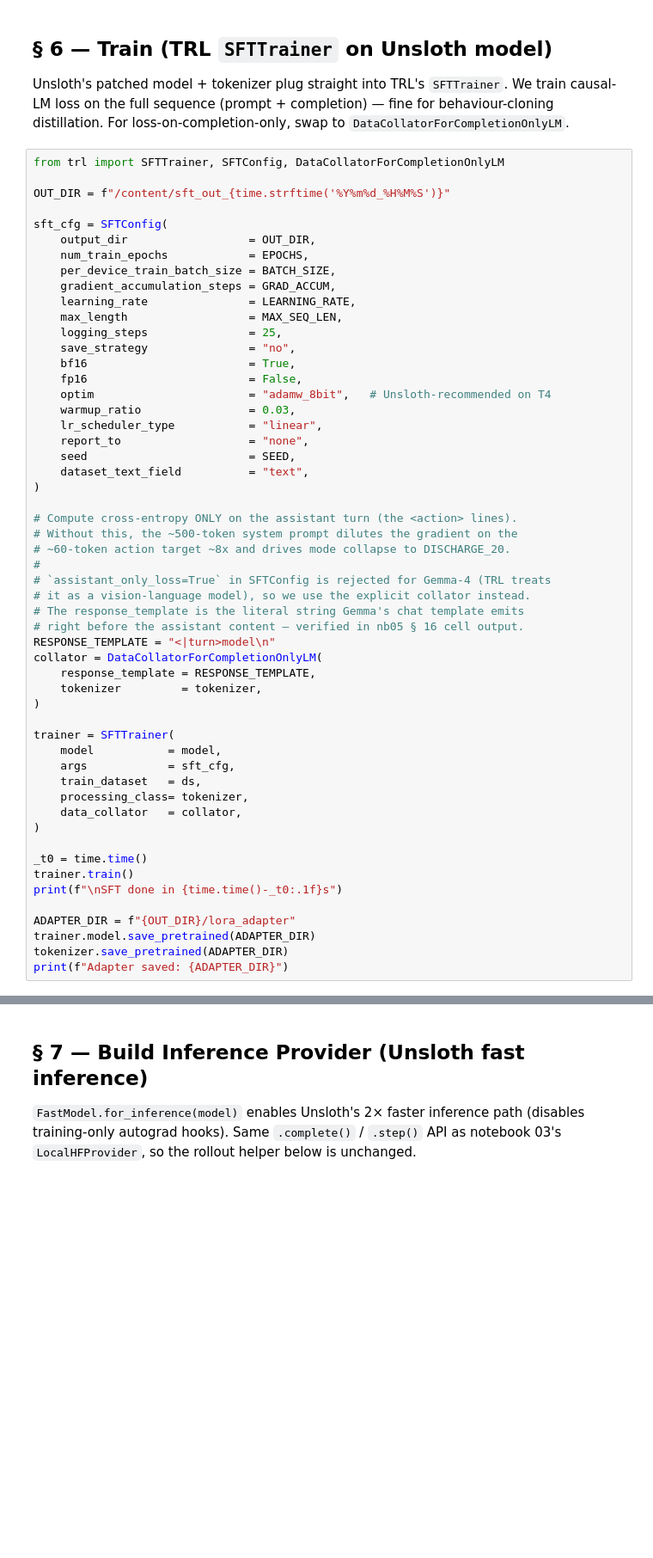
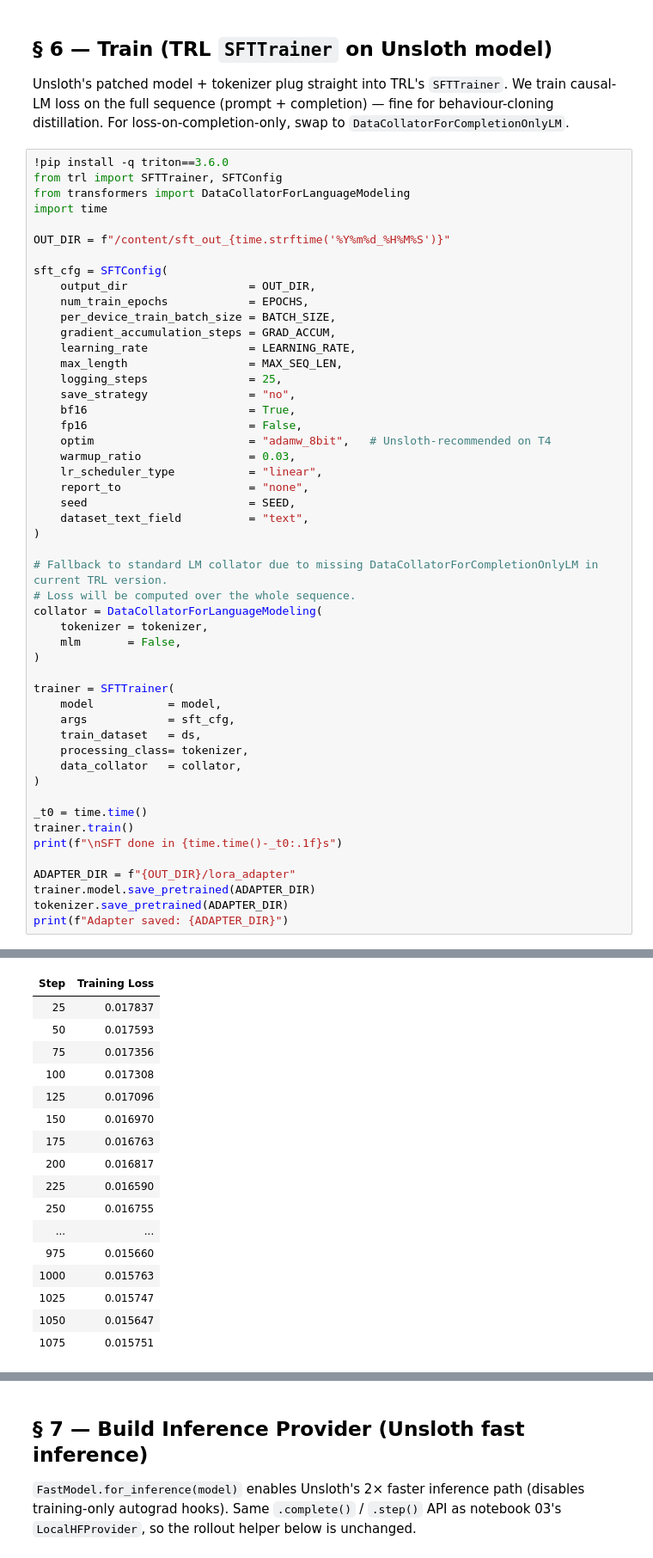
Before and after one commit to antonisbast/eclipse-thesis, a Jupyter notebook: notebooks/05_sft_gemma_colab.ipynb, the cells around one changed output, grey strips where cells are left out. Shown at 86% size. Drawn from its saved outputs; the diff is of its cells as text; blank space fills up the shorter version.

```diff
--- a/notebooks/05_sft_gemma_colab.ipynb
+++ b/notebooks/05_sft_gemma_colab.ipynb
@@ -263,7 +291,10 @@ We train causal-LM loss on the full sequence (prompt + completion) — fine
 for behaviour-cloning distillation. For loss-on-completion-only, swap to
 `DataCollatorForCompletionOnlyLM`.
 # %%
-from trl import SFTTrainer, SFTConfig, DataCollatorForCompletionOnlyLM
+!pip install -q triton==3.6.0
+from trl import SFTTrainer, SFTConfig
+from transformers import DataCollatorForLanguageModeling
+import time
 
 OUT_DIR = f"/content/sft_out_{time.strftime('%Y%m%d_%H%M%S')}"
 
@@ -286,18 +317,11 @@ sft_cfg = SFTConfig(
     dataset_text_field          = "text",
 )
 
-# Compute cross-entropy ONLY on the assistant turn (the <action> lines).
-# Without this, the ~500-token system prompt dilutes the gradient on the
-# ~60-token action target ~8x and drives mode collapse to DISCHARGE_20.
-#
-# `assistant_only_loss=True` in SFTConfig is rejected for Gemma-4 (TRL treats
-# it as a vision-language model), so we use the explicit collator instead.
-# The response_template is the literal string Gemma's chat template emits
-# right before the assistant content — verified in nb05 § 16 cell output.
-RESPONSE_TEMPLATE = "<|turn>model\n"
-collator = DataCollatorForCompletionOnlyLM(
-    response_template = RESPONSE_TEMPLATE,
-    tokenizer         = tokenizer,
+# Fallback to standard LM collator due to missing DataCollatorForCompletionOnlyLM in current TRL version.
+# Loss will be computed over the whole sequence.
+collator = DataCollatorForLanguageModeling(
+    tokenizer = tokenizer,
+    mlm       = False,
 )
 
 trainer = SFTTrainer(
@@ -316,3 +340,4 @@ ADAPTER_DIR = f"{OUT_DIR}/lora_adapter"
 trainer.model.save_pretrained(ADAPTER_DIR)
 tokenizer.save_pretrained(ADAPTER_DIR)
 print(f"Adapter saved: {ADAPTER_DIR}")
+# %% [output]
@@ -318,0 +351,17 @@ print(f"Adapter saved: {ADAPTER_DIR}")
+| Step | Training Loss |
+| 25 | 0.017837 |
+| 50 | 0.017593 |
+| 75 | 0.017356 |
+| 100 | 0.017308 |
+| 125 | 0.017096 |
+| 150 | 0.016970 |
+| 175 | 0.016763 |
+| 200 | 0.016817 |
+| 225 | 0.016590 |
+| 250 | 0.016755 |
+| ... | ... |
+| 975 | 0.015660 |
+| 1000 | 0.015763 |
+| 1025 | 0.015747 |
+| 1050 | 0.015647 |
+| 1075 | 0.015751 |
```
Also changed, not shown: parts of 20 cells of this notebook, 1 other file.
